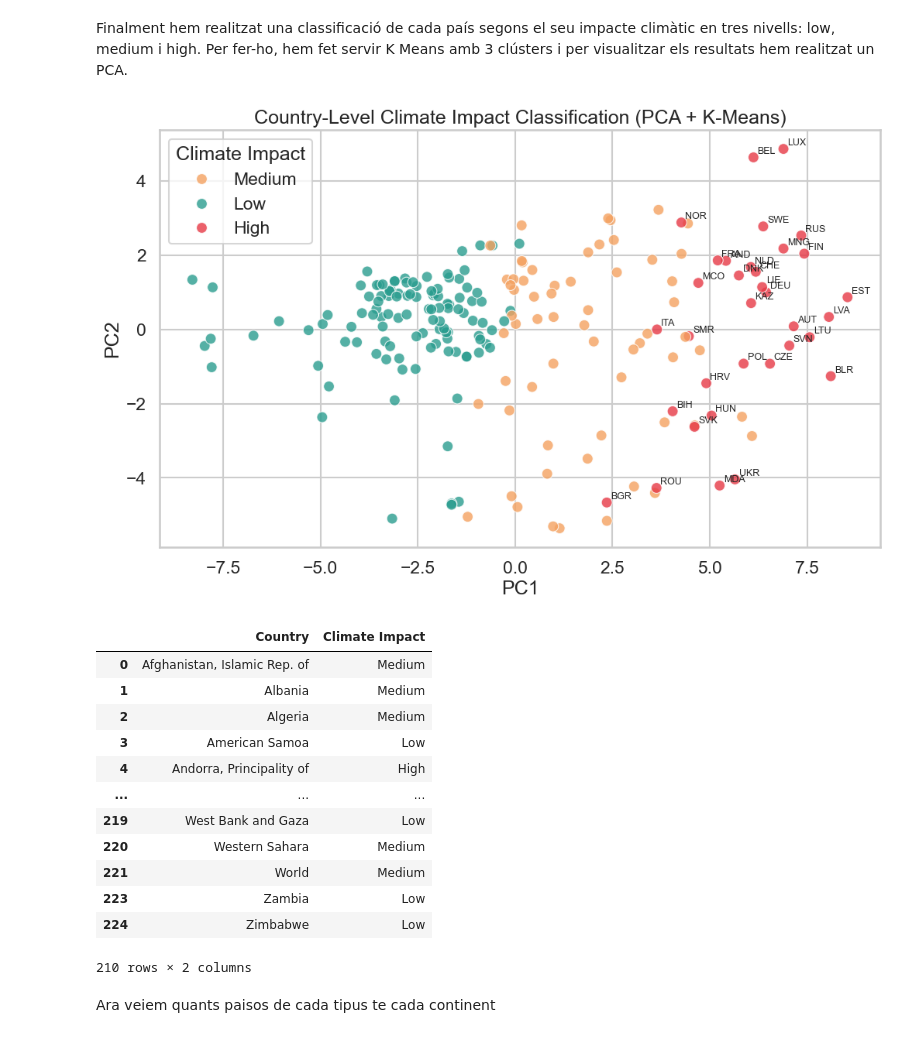
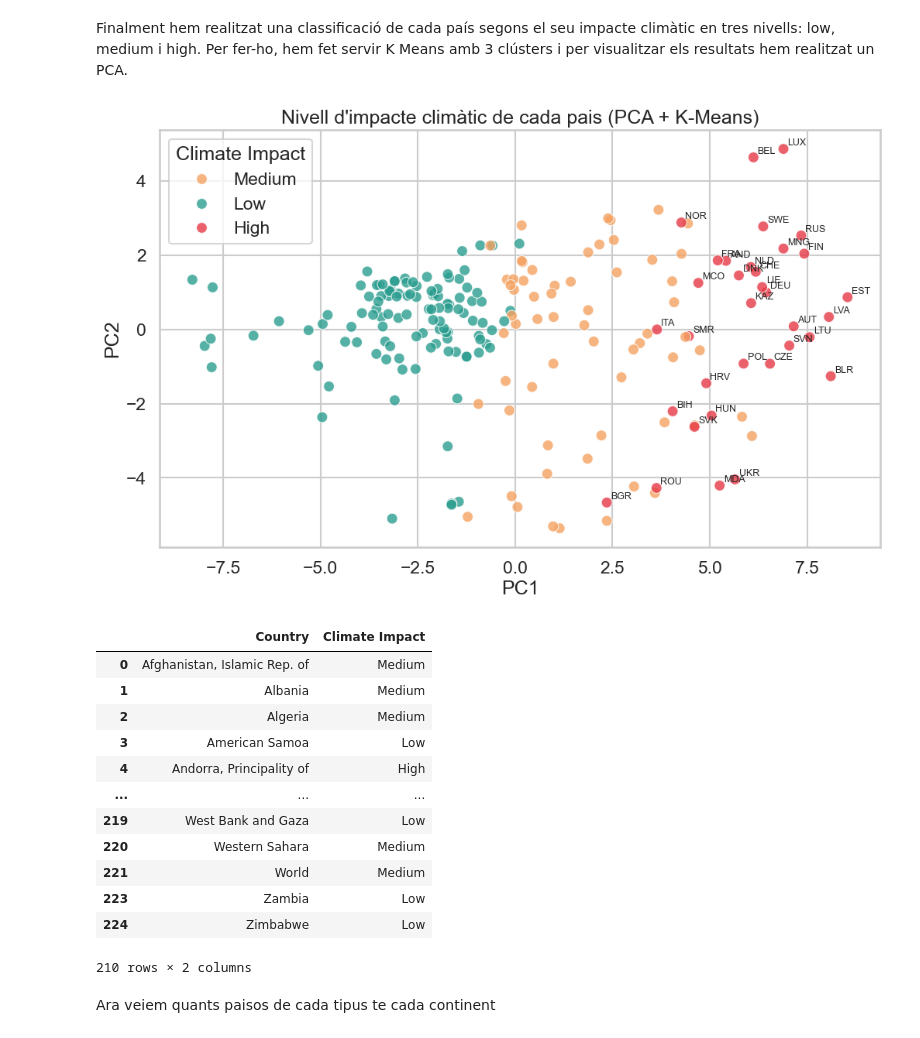
Before and after one commit to 1702938/Aprenentatge, a Jupyter notebook: PracticaKaggle.ipynb, the cells around one changed output. Saved outputs shown, nothing was run; the diff lists cells and outputs as text; code cells hidden in the pictures.

```diff
--- a/PracticaKaggle.ipynb
+++ b/PracticaKaggle.ipynb
@@ -993,46 +991,3 @@ No representen cap any concret, sinó un resum matemàtic de tots.
 El nuvol blau indica que la majoria de països tenen patrons de temperatura semblants.
 Els paisos dels punts vermells dispersos i més allunyats tenen comportaments de temperatura atípics, perquè tenen tendències molt diferents (PC1 extrem), o perquè tenen variacions irregulars (PC2 extrem). Alguns punts no estan perfectament separats del núvol ja que PCA detecta només dos dimensions, no capta el 100% de la realitat. Per això podem tenir punts vermells intercalats entre blaus i també punts vermells molt aïllats.
 Com més lluny està un punt del centre del núvol blau, més anòmal és el seu patró de temperatura respecte al conjunt.
-# %%
-#GRAFIC TSNE
-# Selecció de columnes d'anys
-anys = [col for col in climate.columns if col.startswith("F")]
-X = climate[anys].astype(float)
-
-# Escalat
-scaler = StandardScaler()
-X_scaled = scaler.fit_transform(X)
-
-# TSNE
-from sklearn.manifold import TSNE
-
-tsne = TSNE(n_components=2, perplexity=30, random_state=42)
-tsne_comp = tsne.fit_transform(X_scaled)
-
-# Afegim resultats al DataFrame
-climate["TSNE1"] = tsne_comp[:, 0]
-climate["TSNE2"] = tsne_comp[:, 1]
-
-# Plot
-plt.figure(figsize=(10,6))
-sns.scatterplot(
-    data=climate, x="TSNE1", y="TSNE2",
-    hue="anomaly", palette={1:"blue", -1:"red"}, alpha=0.7
-)
-
-# --- NOVES ETIQUETES PER ALS OUTLIERS ---
-outliers = climate[climate["anomaly"] == -1]
-
-for _, row in outliers.iterrows():
-    plt.text(
-        row["TSNE1"] + 0.2, row["TSNE2"] + 0.2,     # lleu desplaçament
-        row["ISO3"],                             # columna del nom
-        fontsize=9, color="black"
-    )
-
-plt.title("t-SNE – Visualització d’anomalies One-Class SVM (amb etiquetes)")
-plt.xlabel("t-SNE 1")
-plt.ylabel("t-SNE 2")
-plt.legend(title="Anomalia")
-plt.tight_layout()
-plt.show()
@@ -1241,35 +1190,35 @@ category_map = {cluster_order[0]: "Low", cluster_order[1]: "Medium", cluster_ord
 climate["Climate Impact"] = climate["cluster"].map(category_map)
 
 #Visualització PCA + Clusters
 plt.figure(figsize=(12, 7))
 palette = {"Low": "#2a9d8f", "Medium": "#f4a261", "High": "#e63946"}
 
 sns.scatterplot(
     data=climate,
     x="PC1",
     y="PC2",
     hue="Climate Impact",
     palette=palette,
     s=100,
     alpha=0.8
 )
 
-plt.title("Country-Level Climate Impact Classification (PCA + K-Means)")
+plt.title("Nivell d'impacte climàtic de cada pais (PCA + K-Means)")
 plt.xlabel("PC1")
 plt.ylabel("PC2")
 
 # Afegim etiquetes als països (només als punts d'alt impacte per no saturar)
 for i, row in climate.iterrows():
     if row["Climate Impact"] == "High":
         plt.text(row["PC1"]+0.1, row["PC2"]+0.1, row["ISO3"], fontsize=9)
 
 plt.legend(title="Climate Impact")
 plt.grid(True)
 plt.show()
 # Mostrem els països amb el seu nivell d'impacte climàtic
 climate[['Country', 'Climate Impact']]
 # %% [output]
-[figure, old version]
+[figure, new version]
 |  | Country | Climate Impact |
 | 0 | Afghanistan, Islamic Rep. of | Medium |
 | 1 | Albania | Medium |
```
Also changed, not shown: parts of 5 cells of this notebook, 2 other files.
